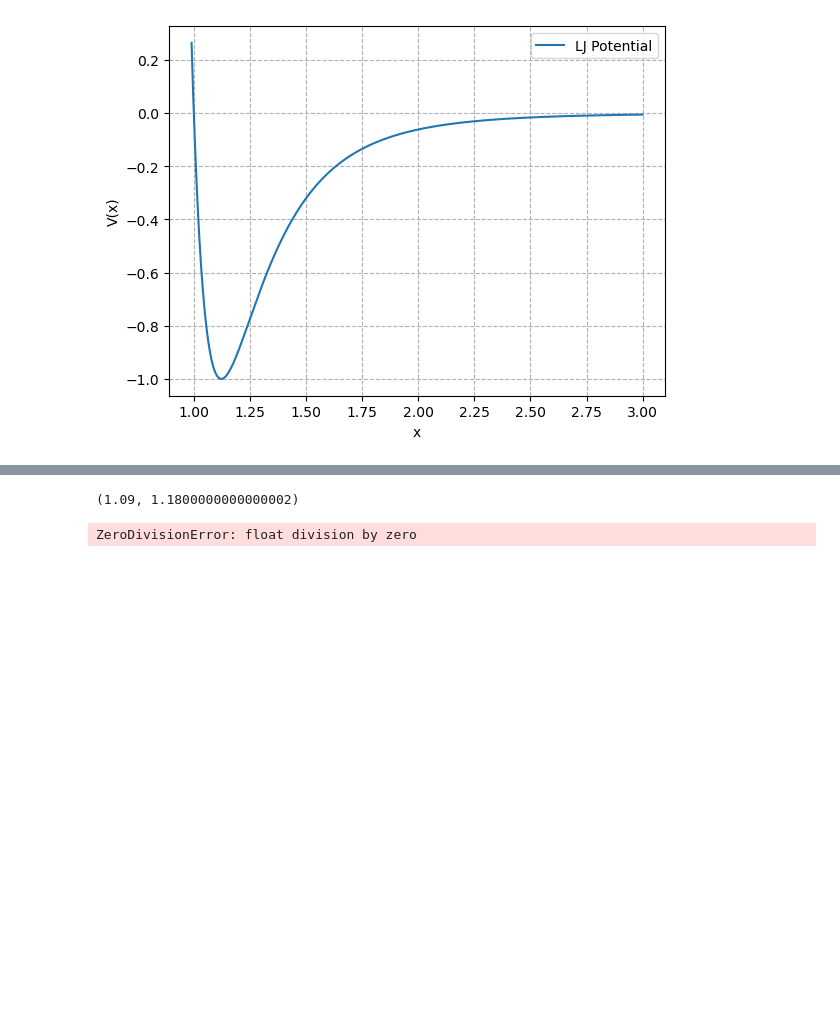
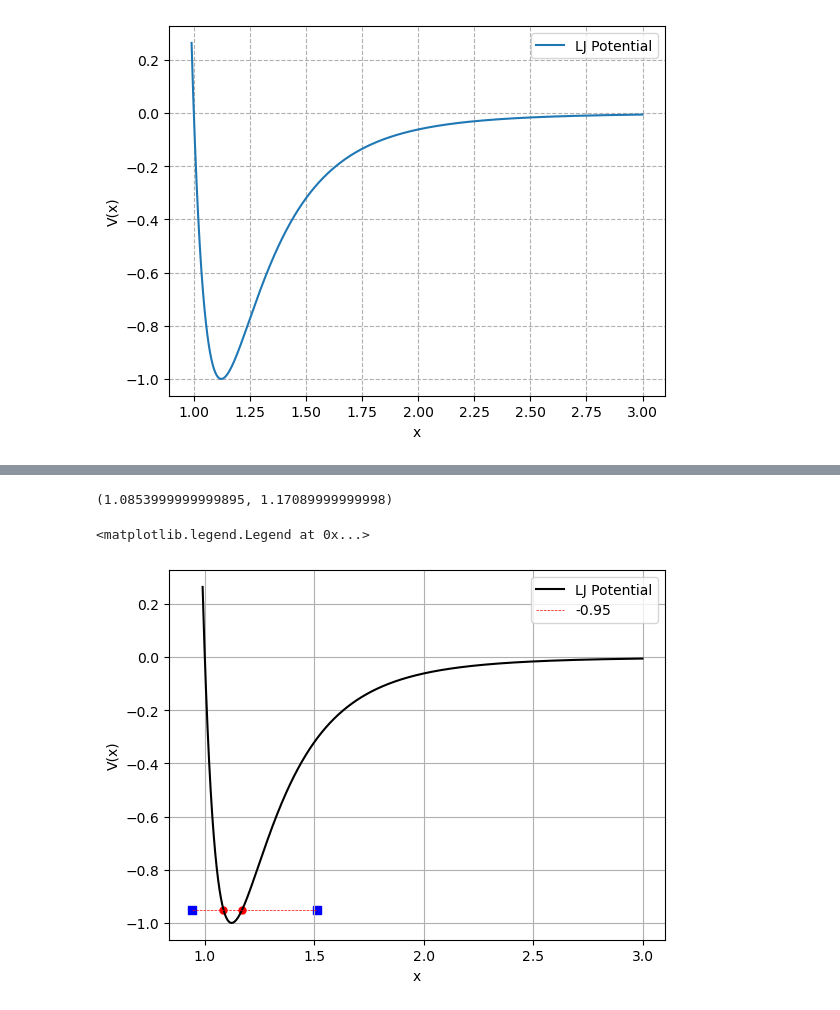
Before and after one commit to SoumyajeetMazumdar/CQMPP, a Jupyter notebook: #4/Q4_LJdimers.ipynb, the cells around one changed output, grey strips where cells are left out. Cells and saved outputs as stored; diff of their text form; code cells hidden in the pictures; blank space fills up the shorter version.

Commit message:
integration limits calculation successful- for manual E_n

```diff
--- a/#4/Q4_LJdimers.ipynb
+++ b/#4/Q4_LJdimers.ipynb
@@ -63,5 +56,5 @@ ctp_left, ctp_right
 # %%
-ek = -0.95
+ek = en
 
 # alternative mechanism for finding the CTPs : simplifies computations
 for i in range(1, len(x)):
@@ -72,36 +65,65 @@ for i in range(1, len(x)):
 
 ctpA, ctpB
 # %% [output]
-(1.09, 1.1800000000000002)
+(1.0853999999999895, 1.17089999999998)
 # %%
 # Being solved for a general value of ek (guess, here)
-ek = -0.95
+ek = en
 gamma = 50
 alpha = 1e6
 
-xa = ctp_left
-xb = ctp_right
+xa = ctpA
+xb = ctpB
 
 # defining the new integration limits, defined by the amplification factors, and the values at CTP
 """
 Parameter here include:
 g(x) : the internal part of the nondimensional SE , gamma^2 (v(x)-ek)
 alpha : amplification/decay factor, here taken a 1e6
 xa, xb : actual CTP right and left, calculated by the root scalar method above
 xs, xe : values for the integration limit, where the wavefunction phi(x) decays to 1/10**6
 
 We employ root finding similar to the above case.
 """
 
 def g(x):
-    return gamma**2 * [v(x) - ek]
+    return gamma**2 * abs(v(x) - ek)
+
+# gx = [np.sqrt(g(el))*(el - xb) for el in x]
+# gx, logic works and bisection is applicable in this area.
 
 
+# applying bisection method to calculate the start limit, xs
+# func: sqrt{g(xs)} (xa-xs) ln A
+xs = root_scalar(
+    lambda x: np.sqrt(g(x)) * (xa - x) - np.log(alpha),
+    bracket=[0.1,3],
+    method='bisect',
+)
 
-# for x_s
-xs = root_scalar(lambda x_s: np.sqrt( g(x_s) )* (xa - x_s) - np.log(alpha), method='bisect', bracket=[0, 1])
+# applying the same for end limit
+xe = root_scalar(
+    lambda x: np.sqrt(g(x)) * (x - xb) - np.log(alpha),
+    bracket=[0.1,3],
+    method='bisect',
+)
+
+xs = xs.root
+xe = xe.root
+
+plt.plot(x, vx,color='k', label="LJ Potential")
+plt.xlabel("x")
+plt.ylabel("V(x)")
+plt.scatter(xa, en, marker="o", c='r', s=25)
+plt.scatter(xb, en, marker="o",c='r', s=25 )
+plt.scatter(xs, en, marker='s', color = 'b', s=30)
+plt.scatter(xe, en, marker='s', color= 'b', s=30)
+plt.hlines(y=en, xmin=xs, xmax=xe, color='r', linestyle='--', linewidth=0.5, label=f"{en}")
+plt.grid()
+plt.legend()
 # %% [output]
-ZeroDivisionError: float division by zero
+<matplotlib.legend.Legend at 0x...>
+[figure, added]
 # %%
 # defining the SE
 def g(x, gamma, e_k):
```
Also changed, not shown: parts of 2 cells of this notebook.
